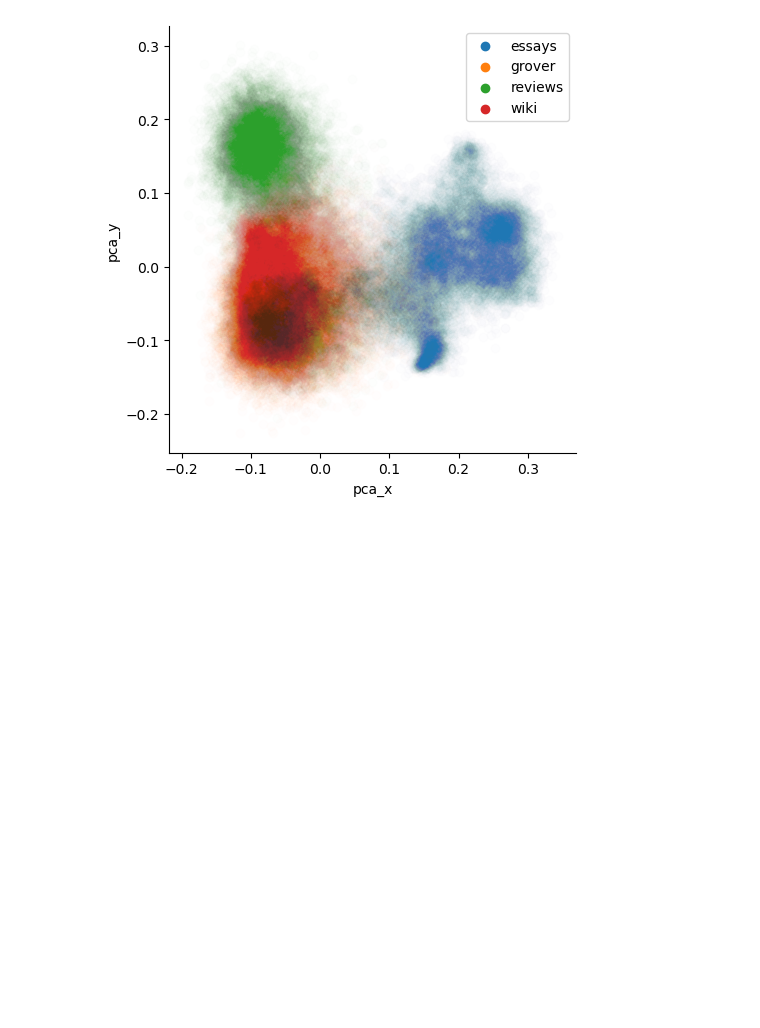
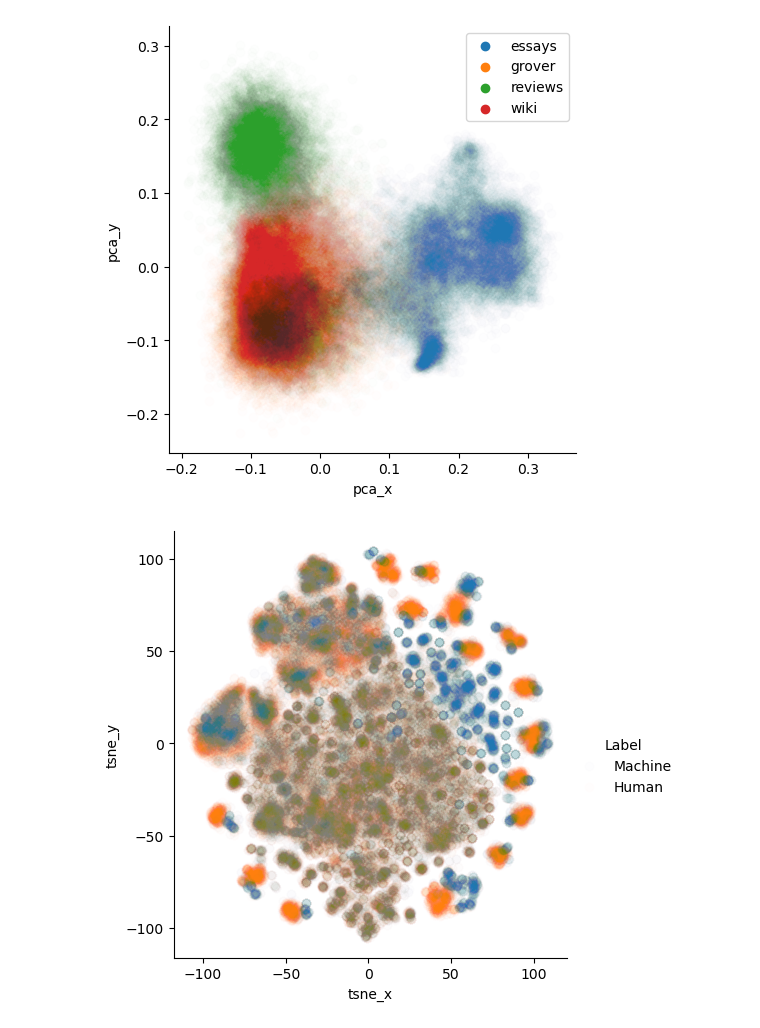
Before and after one commit to jkoganem/fakereview, a Jupyter notebook: raw data/embedding_EDA.ipynb, the cells around one changed output. Saved outputs shown, nothing was run; the diff lists cells and outputs as text; code cells hidden in the pictures; blank space fills up the shorter version.

```diff
--- a/raw data/embedding_EDA.ipynb
+++ b/raw data/embedding_EDA.ipynb
@@ -111,3 +115,15 @@ for lh in leg.legend_handles:
 plt.show()
 # %% [output]
 [figure]
+# %%
+tsne = TSNE(n_components=2)
+# %%
+tsne_2d = tsne.fit_transform(np.array(list(df['embedding'])))
+# %%
+df['tsne_x'] = tsne_2d[:,0]
+df['tsne_y'] = tsne_2d[:,1]
+# %%
+sns.lmplot(data = df, x = 'tsne_x', y = 'tsne_y', hue = 'Label', scatter_kws = {'alpha':0.008},fit_reg = False)
+plt.show()
+# %% [output]
+[figure, added]
```
Also changed, not shown: parts of 6 cells of this notebook, 4 other files.
